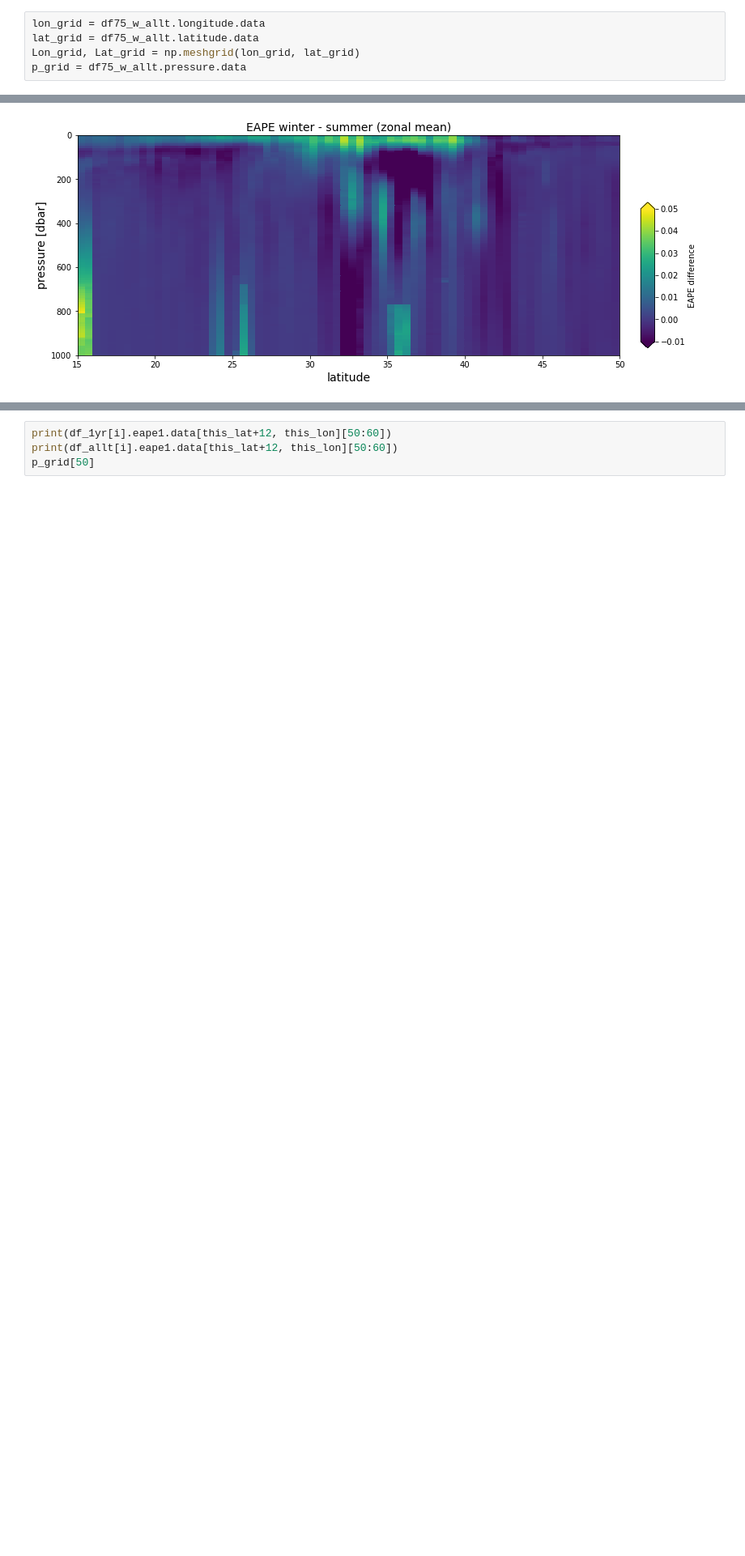
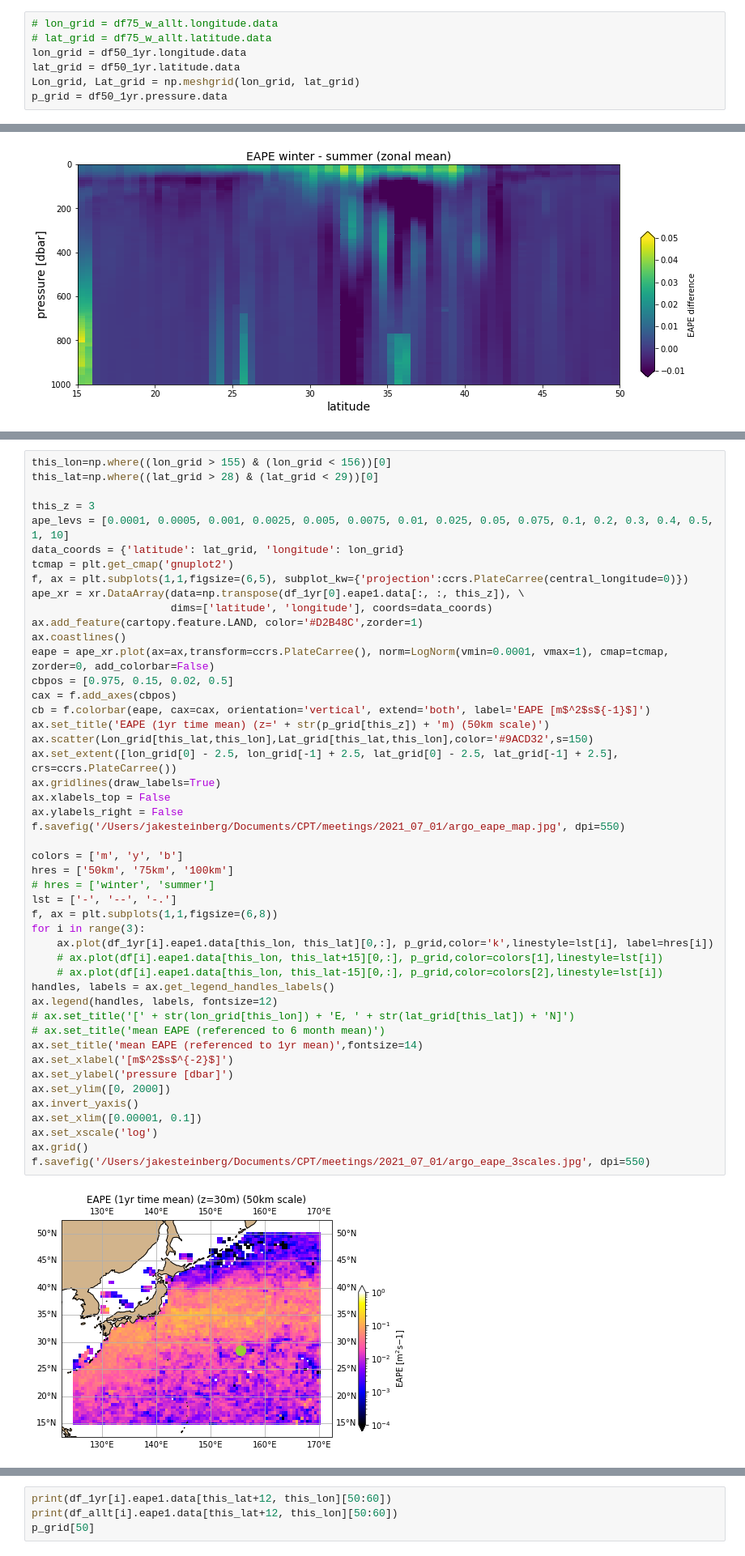
Before and after one commit to jakesteinberg/CPT, a Jupyter notebook: argo_scale_aware.ipynb, the cells around one changed output, grey strips where cells are left out. Shown at 81% size. Saved outputs shown, nothing was run; the diff lists cells and outputs as text; blank space fills up the shorter version.

```diff
--- a/argo_scale_aware.ipynb
+++ b/argo_scale_aware.ipynb
@@ -41,10 +41,12 @@ df75_w_allt = xr.open_dataset(fp75_w_allt)
 df75_s_allt = xr.open_dataset(fp75_s_allt)
 df = [df75_w_allt, df75_s_allt]
 # %%
-lon_grid = df75_w_allt.longitude.data
-lat_grid = df75_w_allt.latitude.data
+# lon_grid = df75_w_allt.longitude.data
+# lat_grid = df75_w_allt.latitude.data
+lon_grid = df50_1yr.longitude.data
+lat_grid = df50_1yr.latitude.data
 Lon_grid, Lat_grid = np.meshgrid(lon_grid, lat_grid)
-p_grid = df75_w_allt.pressure.data
+p_grid = df50_1yr.pressure.data
 # %%
 this_z = 25
 # hres = ['50km', '75km', '100km']
@@ -151,0 +126,49 @@ ax.grid()
+# %%
+this_lon=np.where((lon_grid > 155) & (lon_grid < 156))[0]
+this_lat=np.where((lat_grid > 28) & (lat_grid < 29))[0]
+
+this_z = 3
+ape_levs = [0.0001, 0.0005, 0.001, 0.0025, 0.005, 0.0075, 0.01, 0.025, 0.05, 0.075, 0.1, 0.2, 0.3, 0.4, 0.5, 1, 10]
+data_coords = {'latitude': lat_grid, 'longitude': lon_grid}
+tcmap = plt.get_cmap('gnuplot2')
+f, ax = plt.subplots(1,1,figsize=(6,5), subplot_kw={'projection':ccrs.PlateCarree(central_longitude=0)})
+ape_xr = xr.DataArray(data=np.transpose(df_1yr[0].eape1.data[:, :, this_z]), \
+                      dims=['latitude', 'longitude'], coords=data_coords)
+ax.add_feature(cartopy.feature.LAND, color='#D2B48C',zorder=1)
+ax.coastlines()
+eape = ape_xr.plot(ax=ax,transform=ccrs.PlateCarree(), norm=LogNorm(vmin=0.0001, vmax=1), cmap=tcmap, zorder=0, add_colorbar=False)
+cbpos = [0.975, 0.15, 0.02, 0.5]
+cax = f.add_axes(cbpos)
+cb = f.colorbar(eape, cax=cax, orientation='vertical', extend='both', label='EAPE [m$^2$s${-1}$]')
+ax.set_title('EAPE (1yr time mean) (z=' + str(p_grid[this_z]) + 'm) (50km scale)')
+ax.scatter(Lon_grid[this_lat,this_lon],Lat_grid[this_lat,this_lon],color='#9ACD32',s=150)
+ax.set_extent([lon_grid[0] - 2.5, lon_grid[-1] + 2.5, lat_grid[0] - 2.5, lat_grid[-1] + 2.5], crs=ccrs.PlateCarree())
+ax.gridlines(draw_labels=True)
+ax.xlabels_top = False
+ax.ylabels_right = False
+f.savefig('/Users/jakesteinberg/Documents/CPT/meetings/2021_07_01/argo_eape_map.jpg', dpi=550)
+
+colors = ['m', 'y', 'b']
+hres = ['50km', '75km', '100km']
+# hres = ['winter', 'summer']
+lst = ['-', '--', '-.']
+f, ax = plt.subplots(1,1,figsize=(6,8))
+for i in range(3):
+    ax.plot(df_1yr[i].eape1.data[this_lon, this_lat][0,:], p_grid,color='k',linestyle=lst[i], label=hres[i])
+    # ax.plot(df[i].eape1.data[this_lon, this_lat+15][0,:], p_grid,color=colors[1],linestyle=lst[i])
+    # ax.plot(df[i].eape1.data[this_lon, this_lat-15][0,:], p_grid,color=colors[2],linestyle=lst[i])
+handles, labels = ax.get_legend_handles_labels()
+ax.legend(handles, labels, fontsize=12)
+# ax.set_title('[' + str(lon_grid[this_lon]) + 'E, ' + str(lat_grid[this_lat]) + 'N]')
+# ax.set_title('mean EAPE (referenced to 6 month mean)')
+ax.set_title('mean EAPE (referenced to 1yr mean)',fontsize=14)
+ax.set_xlabel('[m$^2$s$^{-2}$]')
+ax.set_ylabel('pressure [dbar]')
+ax.set_ylim([0, 2000])
+ax.invert_yaxis()
+ax.set_xlim([0.00001, 0.1])
+ax.set_xscale('log')
+ax.grid()
+f.savefig('/Users/jakesteinberg/Documents/CPT/meetings/2021_07_01/argo_eape_3scales.jpg', dpi=550)
+# %% [output]
+[figure, added]
```
Also changed, not shown: parts of 2 cells of this notebook, 2 other files.
